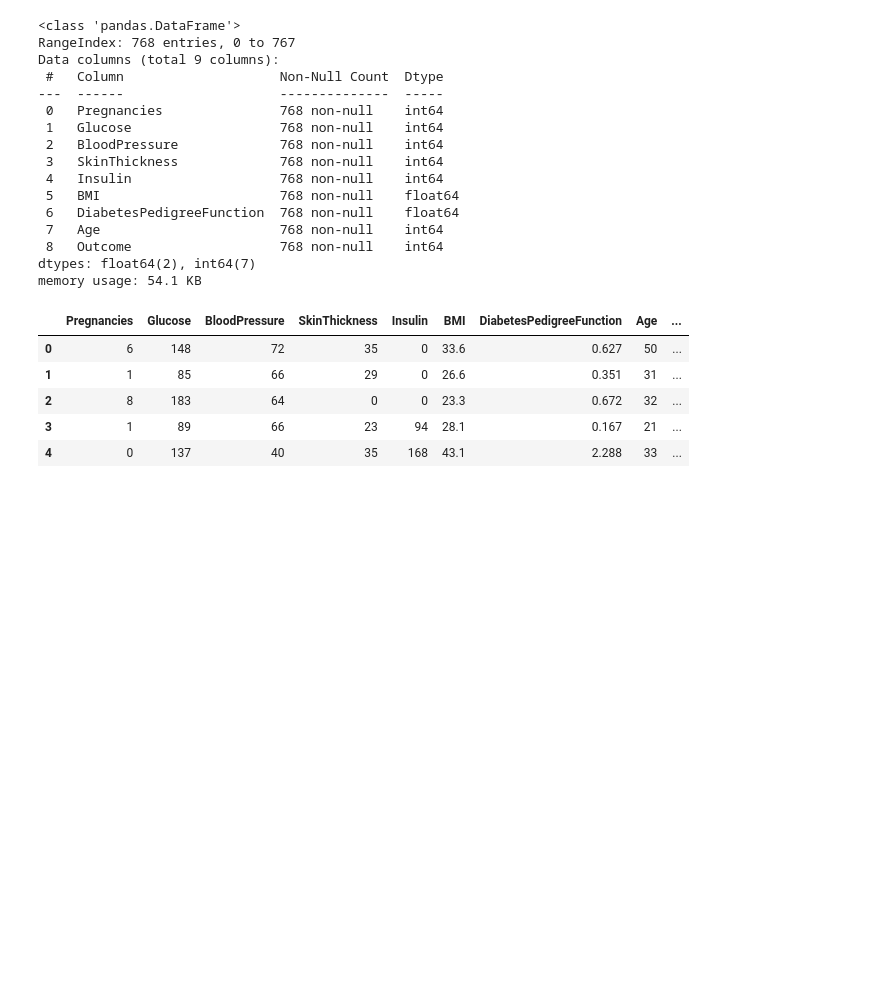
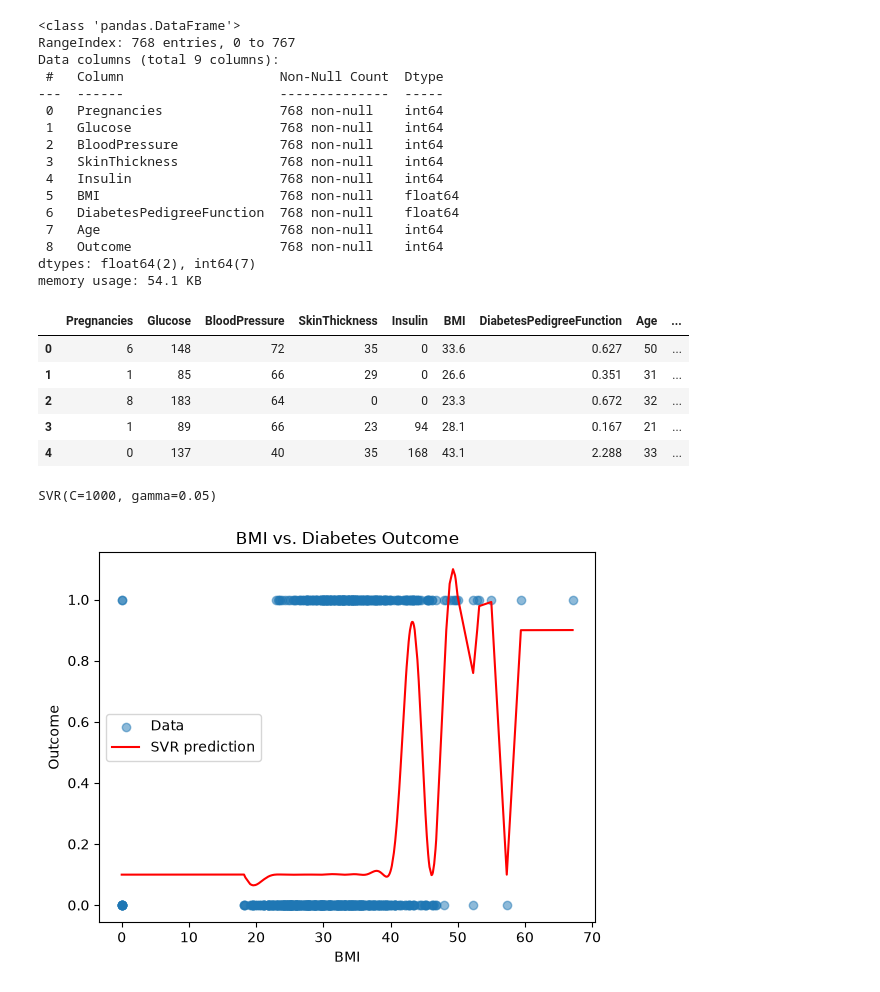
Before and after one commit to IqsaPurnama/Coffee-Shop-Sales-Analysi, a Jupyter notebook: latihan sk learn/Latihan sklearn svr.ipynb, the cells around one changed output. Cells and saved outputs as stored; diff of their text form; code cells hidden in the pictures; blank space fills up the shorter version.

```diff
--- a/latihan sk learn/Latihan sklearn svr.ipynb
+++ b/latihan sk learn/Latihan sklearn svr.ipynb
@@ -33,3 +33,45 @@ data.head()
 | 2 | 8 | 183 | 64 | 0 | 0 | 23.3 | 0.672 | 32 | ... |
 | 3 | 1 | 89 | 66 | 23 | 94 | 28.1 | 0.167 | 21 | ... |
 | 4 | 0 | 137 | 40 | 35 | 168 | 43.1 | 2.288 | 33 | ... |
+# %%
+import numpy as np
+
+
+# Memisahkan atribut dan label
+X = data['BMI']
+y = data['Outcome']
+
+# Mengubah bentuk atribut menjadi array dua dimensi
+X = np.array(X).reshape(-1, 1)
+y = np.array(y)
+# %%
+
+from sklearn.svm import SVR
+
+# Membangun model dengan parameter C, gamma, dan kernel
+model = SVR(C=1000, gamma=0.05, kernel='rbf')
+
+# Melatih model dengan fungsi fit
+model.fit(X, y)
+# %% [output]
+SVR(C=1000, gamma=0.05)
+# %%
+import numpy as np
+
+
+import matplotlib.pyplot as plt
+
+# Sort BMI values so the SVR prediction curve is drawn smoothly
+sort_idx = np.argsort(X.ravel())
+X_sorted = X[sort_idx]
+
+# Visualize the model
+plt.scatter(X, y, alpha=0.5, label="Data")
+plt.plot(X_sorted, model.predict(X_sorted), color="red", label="SVR prediction")
+plt.xlabel("BMI")
+plt.ylabel("Outcome")
+plt.title("BMI vs. Diabetes Outcome")
+plt.legend()
+plt.show()
+# %% [output]
+[figure, added]
```
